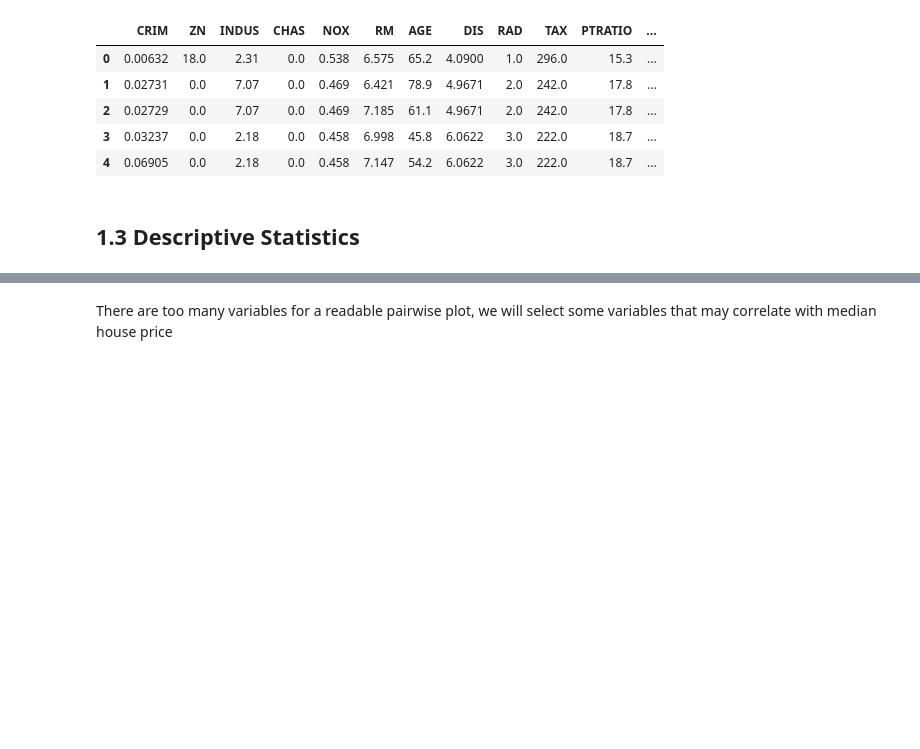
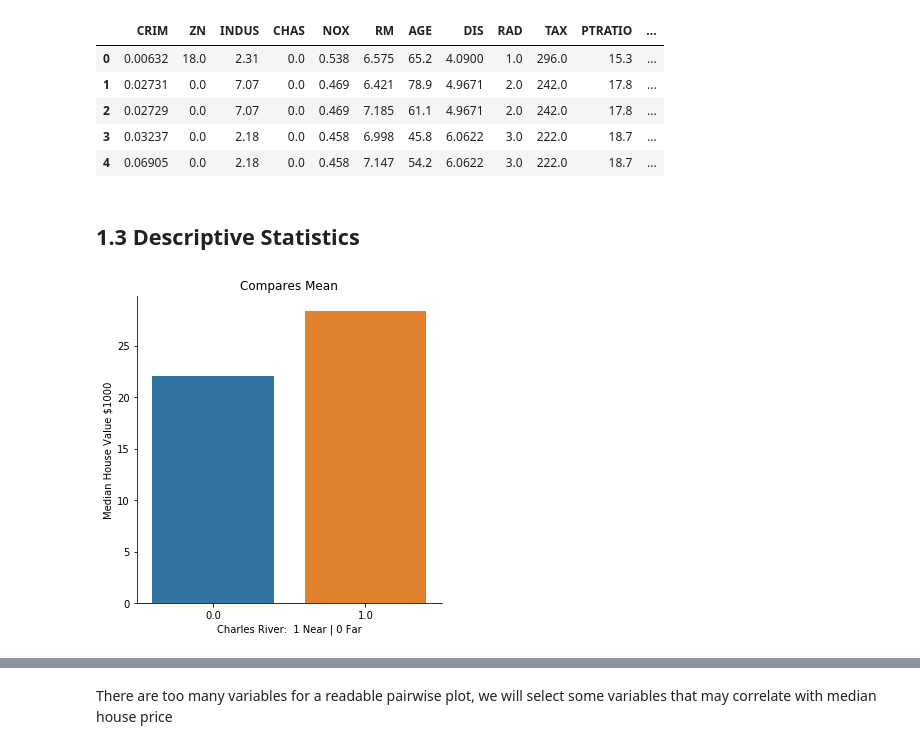
Before and after one commit to dermotkel/machine-learning, a Jupyter notebook: project.ipynb, the cells around one changed output, grey strips where cells are left out. Drawn from its saved outputs; the diff is of its cells as text; code cells hidden in the pictures; blank space fills up the shorter version.

Commit message:
Finished Bar Chart

```diff
--- a/project.ipynb
+++ b/project.ipynb
@@ -98,6 +98,14 @@ bostonDF.head()
 | 4 | 0.06905 | 0.0 | 2.18 | 0.0 | 0.458 | 7.147 | 54.2 | 6.0622 | 3.0 | 222.0 | 18.7 | ... |
 # %% [markdown]
 ## 1.3 Descriptive Statistics
+# %%
+sns.catplot(y="MEDV", x="CHAS", kind="bar", ci=None, data=bostonDF)
+plt.xlabel('Charles River:  1 Near | 0 Far')
+plt.ylabel('Median House Value $1000')
+plt.title("Compares Mean")
+plt.show()
+# %% [output]
+[figure, added]
 # %%
 bostonDF.describe()
 # %% [output]
```
